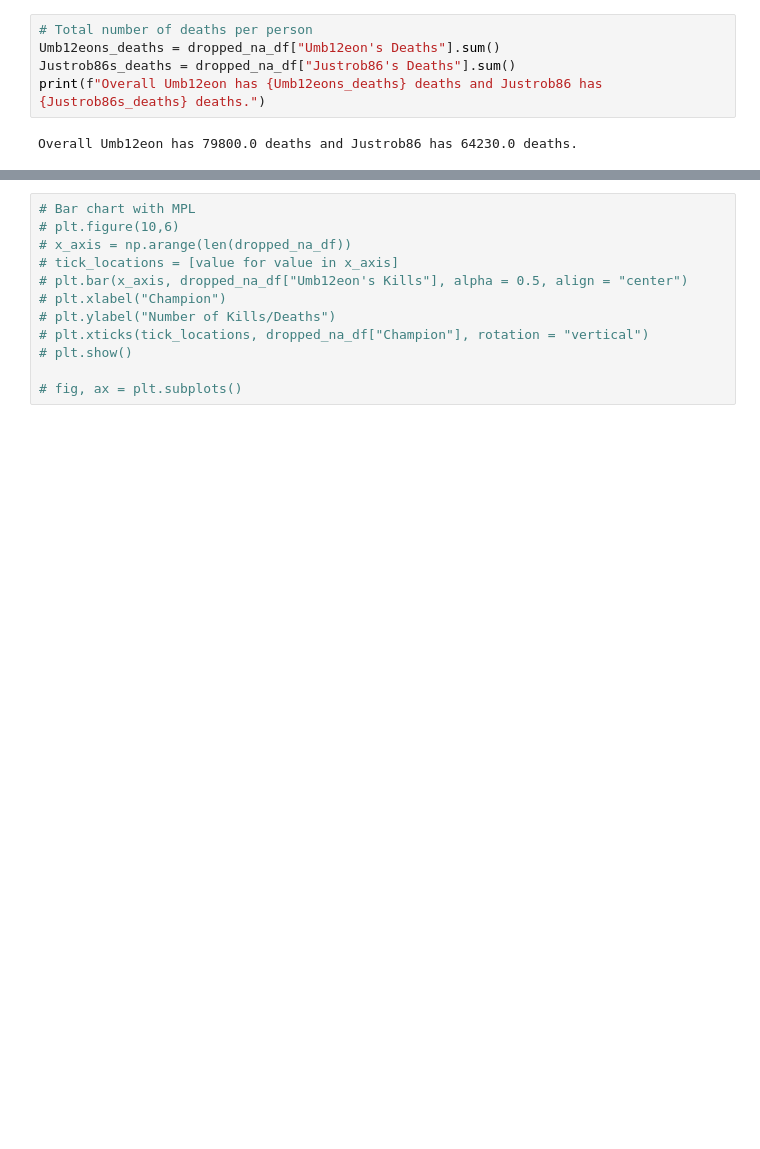
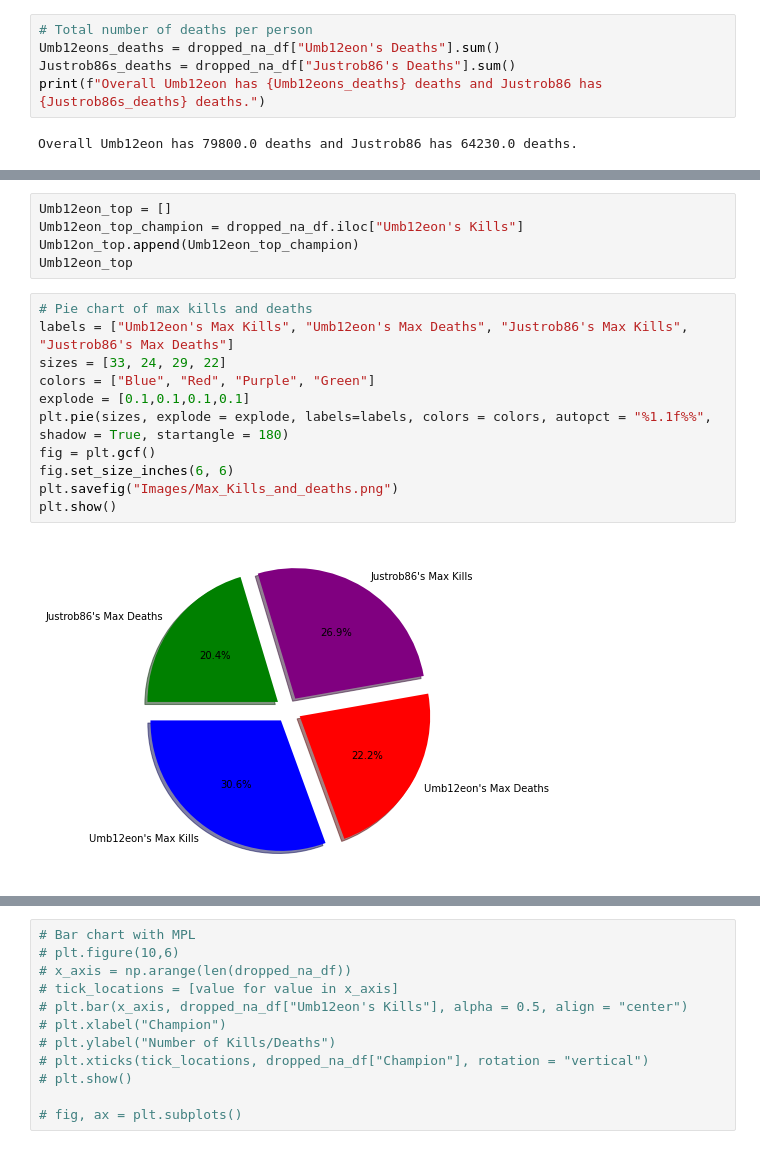
Before and after one commit to ashbuen/League-of-Legends-Player-Analysis, a Jupyter notebook: League of Legends Player Analysis.ipynb, the cells around one changed output, grey strips where cells are left out. Cells and saved outputs as stored; diff of their text form; blank space fills up the shorter version.

Commit message:
Added second pie chart

```diff
--- a/League of Legends Player Analysis.ipynb
+++ b/League of Legends Player Analysis.ipynb
@@ -127,0 +136,18 @@ Overall Umb12eon has 79800.0 deaths and Justrob86 has 64230.0 deaths.
+# %%
+Umb12eon_top = []
+Umb12eon_top_champion = dropped_na_df.iloc["Umb12eon's Kills"]
+Umb12on_top.append(Umb12eon_top_champion)
+Umb12eon_top
+# %%
+# Pie chart of max kills and deaths
+labels = ["Umb12eon's Max Kills", "Umb12eon's Max Deaths", "Justrob86's Max Kills", "Justrob86's Max Deaths"]
+sizes = [33, 24, 29, 22]
+colors = ["Blue", "Red", "Purple", "Green"]
+explode = [0.1,0.1,0.1,0.1]
+plt.pie(sizes, explode = explode, labels=labels, colors = colors, autopct = "%1.1f%%", shadow = True, startangle = 180)
+fig = plt.gcf()
+fig.set_size_inches(6, 6)
+plt.savefig("Images/Max_Kills_and_deaths.png")
+plt.show()
+# %% [output]
+[figure, added]
```
Also changed, not shown: parts of 7 cells of this notebook, 2 other files.
